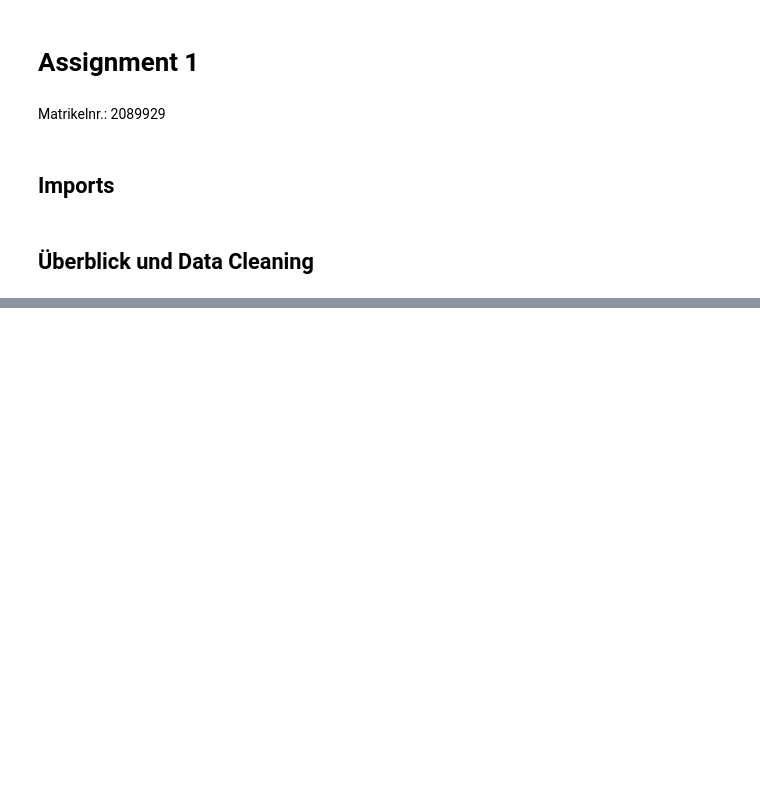
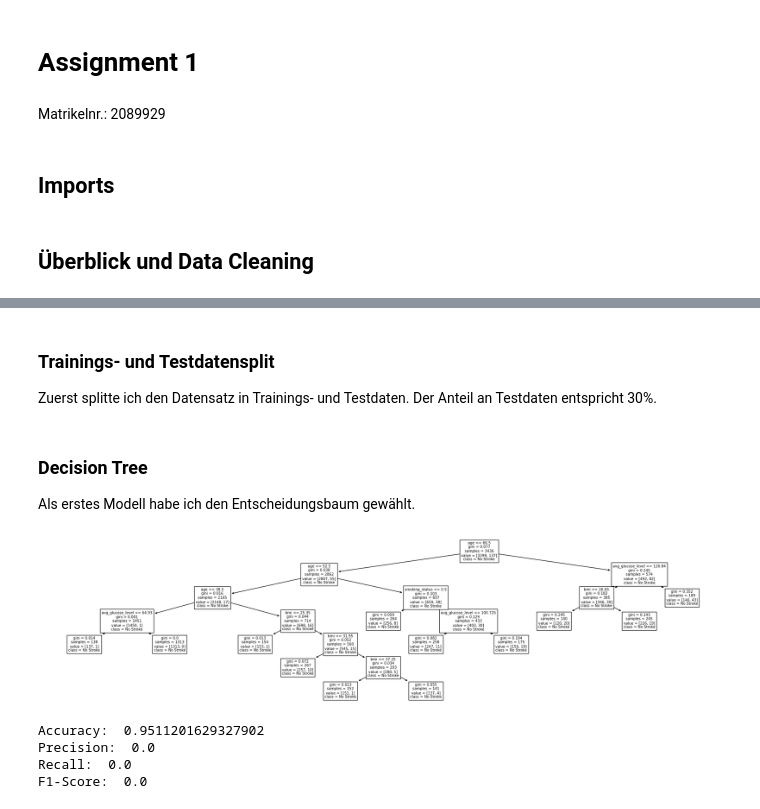
Before and after one commit to leonbittner/dasciws2324, a Jupyter notebook: 01_classification/01_classification.ipynb, the cells around one changed output, grey strips where cells are left out. Drawn from its saved outputs; the diff is of its cells as text; code cells hidden in the pictures; blank space fills up the shorter version.

```diff
--- a/01_classification/01_classification.ipynb
+++ b/01_classification/01_classification.ipynb
@@ -27,2 +47,8 @@ Wir sehen, dass es sich scheinbar um Patientendaten handelt. Die Felder bestehen
+# %%
+df_stroke_data['ever_married'] = df_stroke_data['ever_married'].replace({'Yes': 1, 'No': 0})
+df_stroke_data['gender'] = df_stroke_data['gender'].replace({'Male': 0, 'Female': 1, 'Other': 2})
+df_stroke_data['Residence_type'] = df_stroke_data['Residence_type'].replace({'Rural': 0, 'Urban': 1})
+df_stroke_data['smoking_status'] = df_stroke_data['smoking_status'].replace({'never smoked': 0, 'formerly smoked': 1, 'smokes': 2, 'Unknown': 3})
+df_stroke_data['work_type'] = df_stroke_data['work_type'].replace({'Private': 0, 'Self-employed': 1, 'Govt_job': 2, 'children': 3, 'Never_worked': 4})
 # %%
 df_stroke_data.describe()
@@ -28,0 +119,2 @@ df_stroke_data.describe()
+# %%
+df_stroke_data = df_stroke_data.dropna()
@@ -28,0 +124,37 @@ df_stroke_data.describe()
+# %% [markdown]
+### Trainings- und Testdatensplit
+Zuerst splitte ich den Datensatz in Trainings- und Testdaten. Der Anteil an Testdaten entspricht 30%.
+# %%
+# Aufteilen in Features und Labels
+x = df_stroke_data[['gender', 'age', 'hypertension', 'heart_disease', 'avg_glucose_level', 'bmi', 'smoking_status']]  # Features
+y = df_stroke_data.stroke # Label
+
+# Split in Test- und Trainingsdaten
+x_train, x_test, y_train, y_test = train_test_split(x, y, test_size=0.3, random_state=42)
+# %% [markdown]
+### Decision Tree
+Als erstes Modell habe ich den Entscheidungsbaum gewählt.
+# %%
+# Erstellen des Entscheidungsbaums mit den Trainingsdaten
+tree = DecisionTreeClassifier(random_state=42, min_samples_leaf=0.04)
+tree = tree.fit(x_train, y_train)
+
+# Vorhersage auf den Testdaten und Bewertung der Genauigkeit
+y_pred = tree.predict(x_test)
+
+#Visualisierung des Entscheidungsbaums
+fig, ax = plt.subplots(figsize=(25, 6))
+plot_tree(tree, feature_names=x.columns.tolist(), ax=ax, class_names=['No Stroke', 'Stroke'])
+plt.show()
+# %% [output]
+[figure, added]
+# %%
+print("Accuracy: ", accuracy_score(y_test, y_pred))
+print("Precision: ", precision_score(y_test, y_pred))
+print("Recall: ", recall_score(y_test, y_pred))
+print("F1-Score: ", f1_score(y_test, y_pred))
+# %% [output]
+Accuracy:  0.9511201629327902
+Precision:  0.0
+Recall:  0.0
+F1-Score:  0.0
```
Also changed, not shown: parts of 17 cells of this notebook.
